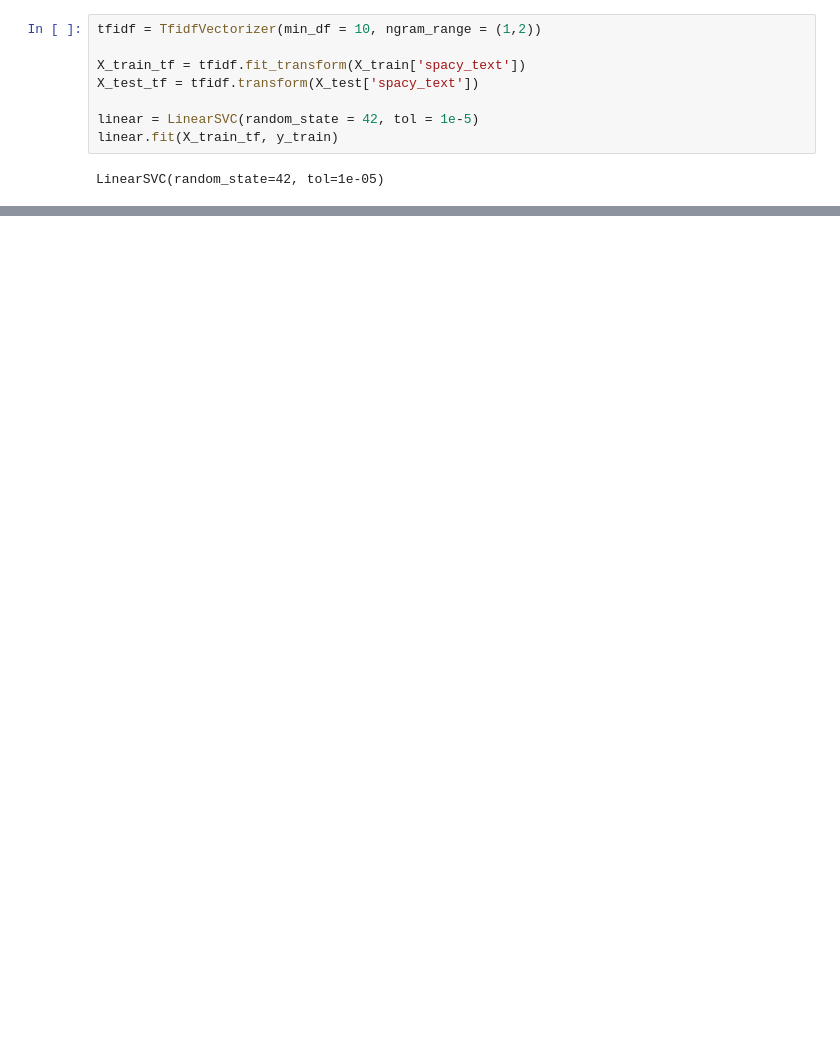
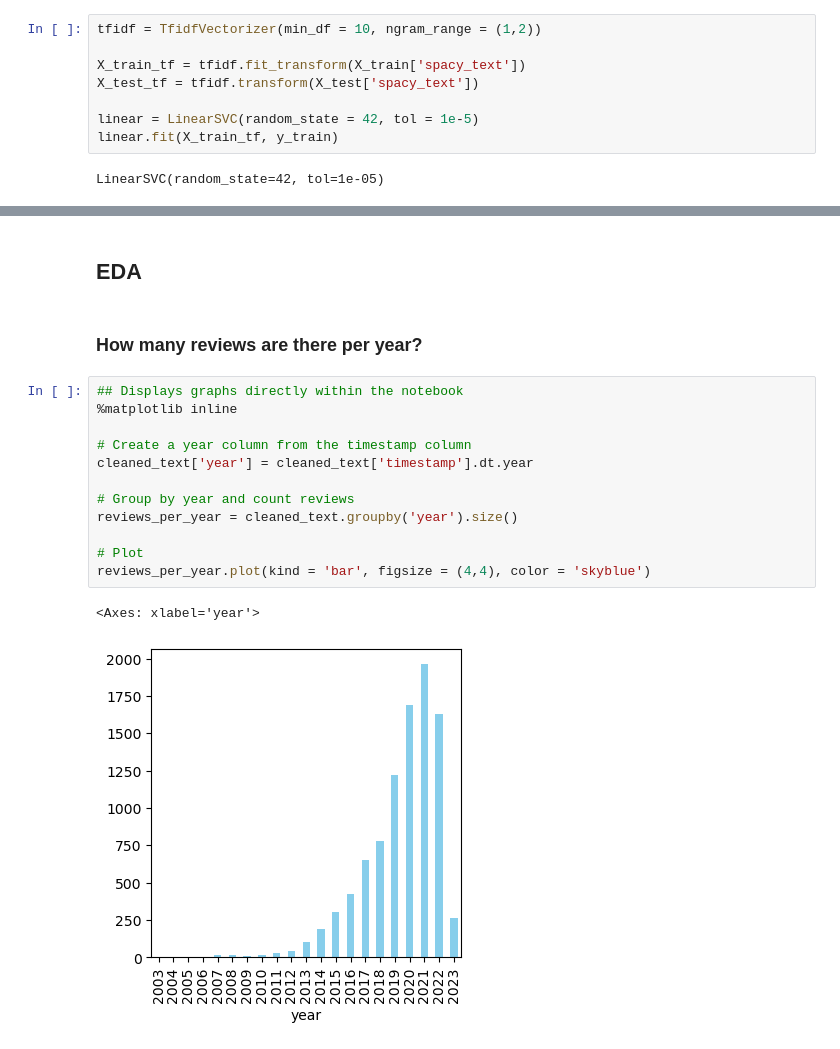
Before and after one commit to marieljum/NLP_Amazon_Reviews_Sentiment, a Jupyter notebook: notebooks/Sentiment_Analysis.ipynb, the cells around one changed output, grey strips where cells are left out. Cells and saved outputs as stored; diff of their text form; blank space fills up the shorter version.

```diff
--- a/notebooks/Sentiment_Analysis.ipynb
+++ b/notebooks/Sentiment_Analysis.ipynb
@@ -513,0 +555,19 @@ Some sample reviews with their sentiment -
+# %% [markdown]
+## EDA
+# %% [markdown]
+### How many reviews are there per year?
+# %%
+## Displays graphs directly within the notebook
+%matplotlib inline
+
+# Create a year column from the timestamp column
+cleaned_text['year'] = cleaned_text['timestamp'].dt.year
+
+# Group by year and count reviews
+reviews_per_year = cleaned_text.groupby('year').size()
+
+# Plot
+reviews_per_year.plot(kind = 'bar', figsize = (4,4), color = 'skyblue')
+# %% [output]
+<Axes: xlabel='year'>
+[figure, added]
```
Also changed, not shown: parts of 42 cells of this notebook.
